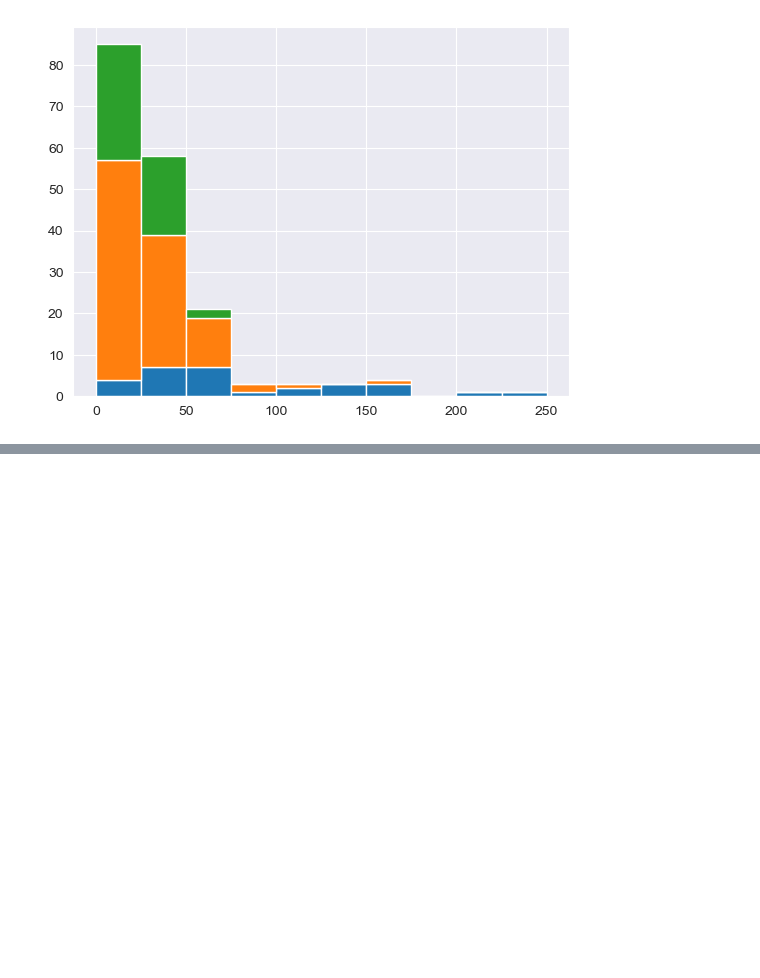
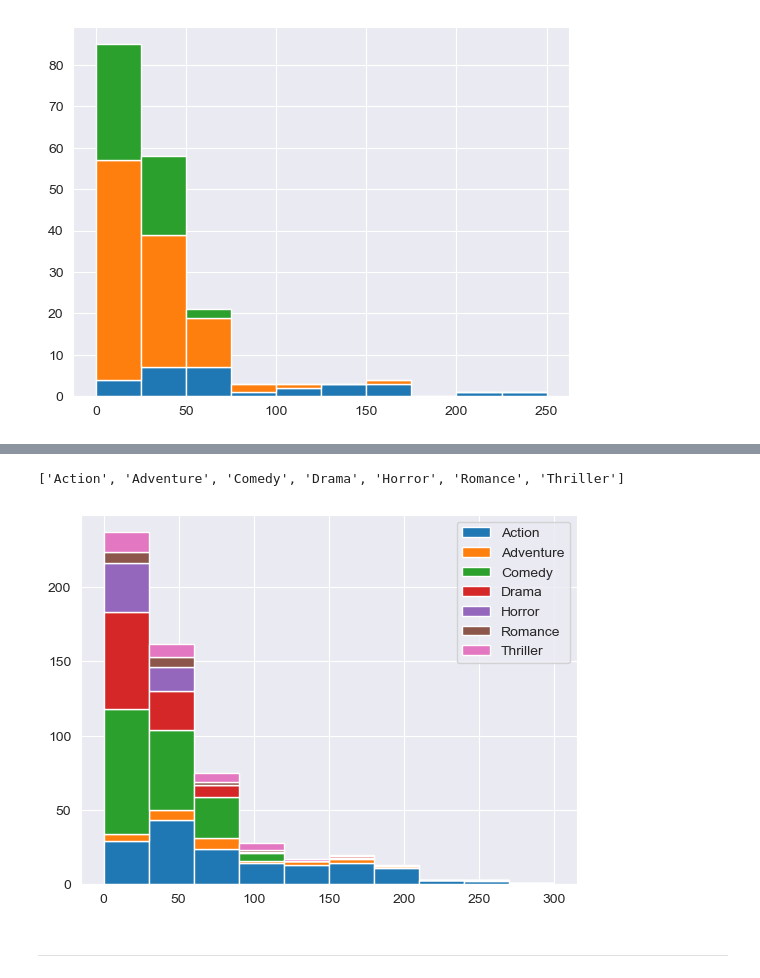
Before and after one commit to mzahid-git/python_challenges, a Jupyter notebook: Section 6 - Advanced Visualization.ipynb, the cells around one changed output, grey strips where cells are left out. Cells and saved outputs as stored; diff of their text form; code cells hidden in the pictures; blank space fills up the shorter version.

```diff
--- a/Section 6 - Advanced Visualization.ipynb
+++ b/Section 6 - Advanced Visualization.ipynb
@@ -273,0 +251,6 @@ AttributeError: 'DataFrame' object has no attribute 'categorical_variable'
+# %%
+sub_categories = []
+my_labels = []
+for gen in df.Genre.cat.categories:
+    sub_categories.append(df[df.Genre == gen].Budget)
+    my_labels.append(gen)
@@ -273,0 +277,12 @@ AttributeError: 'DataFrame' object has no attribute 'categorical_variable'
+# %%
+my_labels
+# %% [output]
+['Action', 'Adventure', 'Comedy', 'Drama', 'Horror', 'Romance', 'Thriller']
+# %%
+plt.hist(sub_categories,bins=10,stacked=True,rwidth=1, label=my_labels)
+plt.legend()
+plt.show()
+# %% [output]
+[figure, added]
+# %% [markdown]
+---
```
Also changed, not shown: parts of 12 cells of this notebook.
